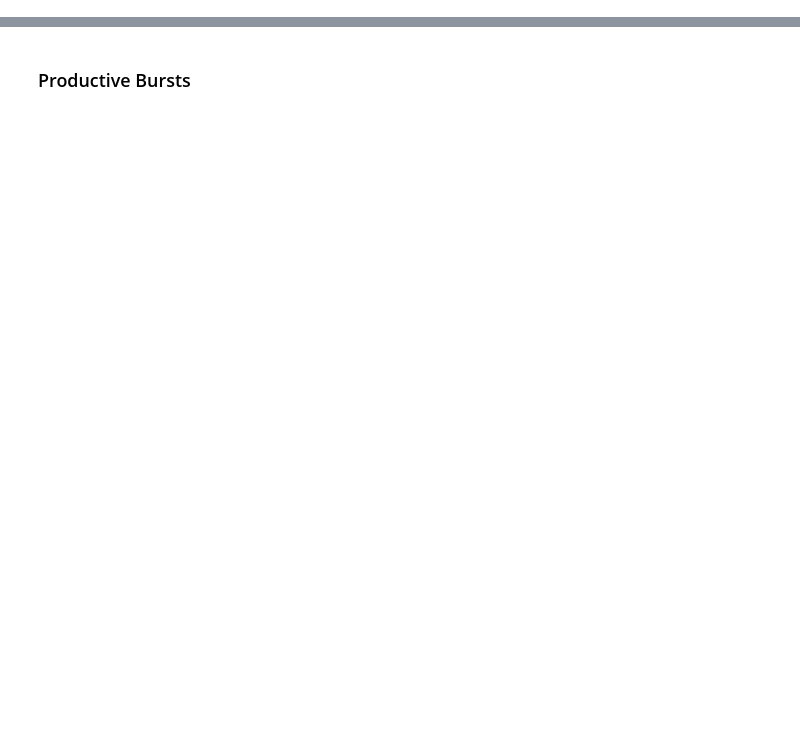
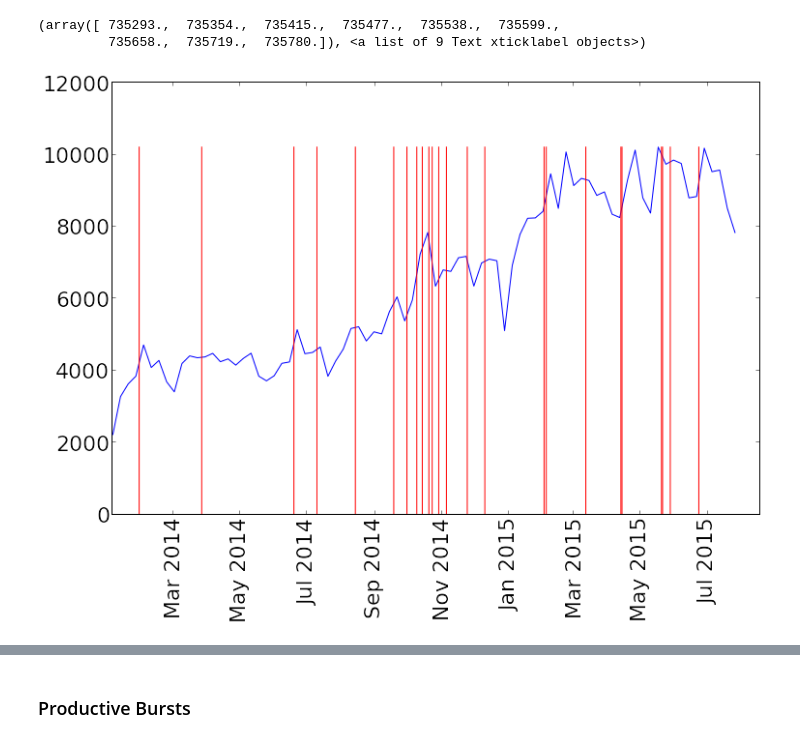
Before and after one commit to wazaahhh/patchwork, a Jupyter notebook: patchwork.ipynb, the cells around one changed output, grey strips where cells are left out. Cells and saved outputs as stored; diff of their text form; code cells hidden in the pictures; blank space fills up the shorter version.

```diff
--- a/patchwork.ipynb
+++ b/patchwork.ipynb
@@ -97,0 +54,17 @@ pl.xlabel("Time [days since Jan. 1, 2014]")
+# %%
+figure(1,(12,8))
+resol = "1W"
+x = df.user.resample(resol,how="count").index
+y = df.user.resample(resol,how="count").values
+
+pl.plot(x,y,'-')
+
+y = range(0,max(y))
+for date in dateEvents:
+    pl.plot([date]*len(y),y,'r-',lw=1)
+
+pl.xticks(rotation=90)
+# %% [output]
+(array([ 735293.,  735354.,  735415.,  735477.,  735538.,  735599.,
+         735658.,  735719.,  735780.]), <a list of 9 Text xticklabel objects>)
+[figure, added]
```
Also changed, not shown: parts of 18 cells of this notebook, 2 other files.
